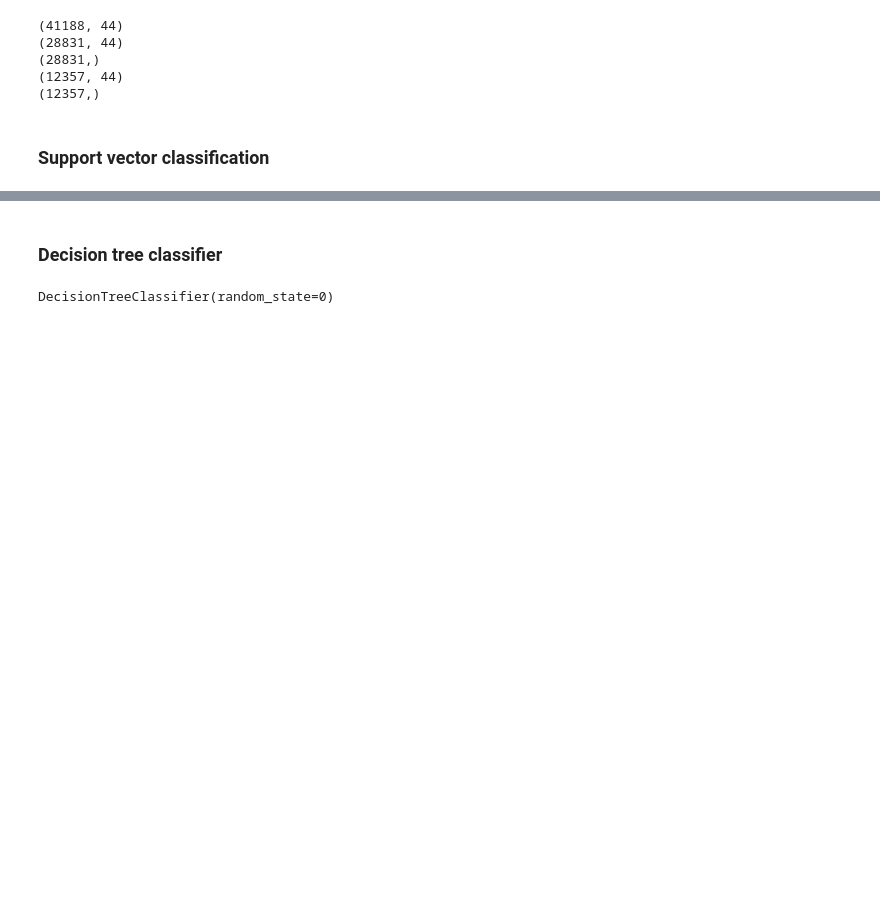
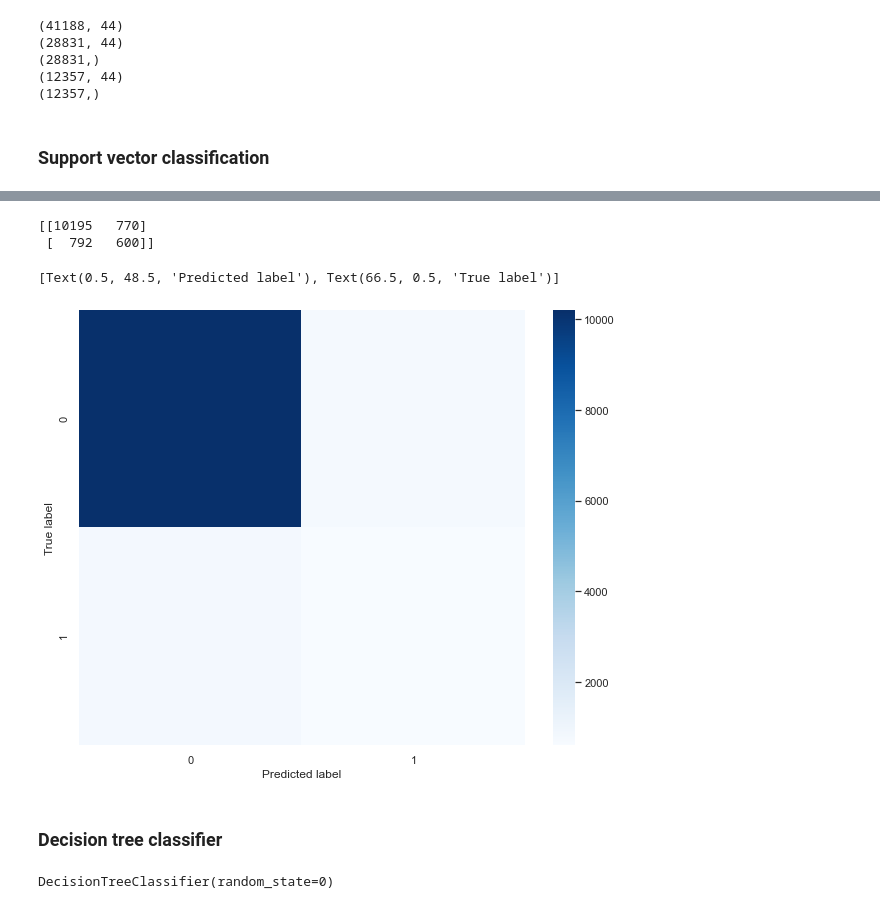
Before and after one commit to marek-dalida/bank-marketing-analysis, a Jupyter notebook: bank-marketing.ipynb, the cells around one changed output, grey strips where cells are left out. Saved outputs shown, nothing was run; the diff lists cells and outputs as text; code cells hidden in the pictures; blank space fills up the shorter version.

```diff
--- a/bank-marketing.ipynb
+++ b/bank-marketing.ipynb
@@ -563,3 +583,17 @@ ax.set(xlabel='Predicted label', ylabel='True label')
+# %%
+cm = confusion_matrix(y_test_data, y_pred)
+print(cm)
+
+df_cm = pd.DataFrame(cm)
+
+plt.figure(figsize = (10,8))
+ax = sn.heatmap(df_cm, cmap="Blues")
+ax.set(xlabel='Predicted label', ylabel='True label')
+# %% [output]
+[[10195   770]
+ [  792   600]]
+[Text(0.5, 48.5, 'Predicted label'), Text(66.5, 0.5, 'True label')]
+[figure, added]
 # %% [markdown]
 ### Decision tree classifier
 # %%
```
Also changed, not shown: parts of 18 cells of this notebook.
